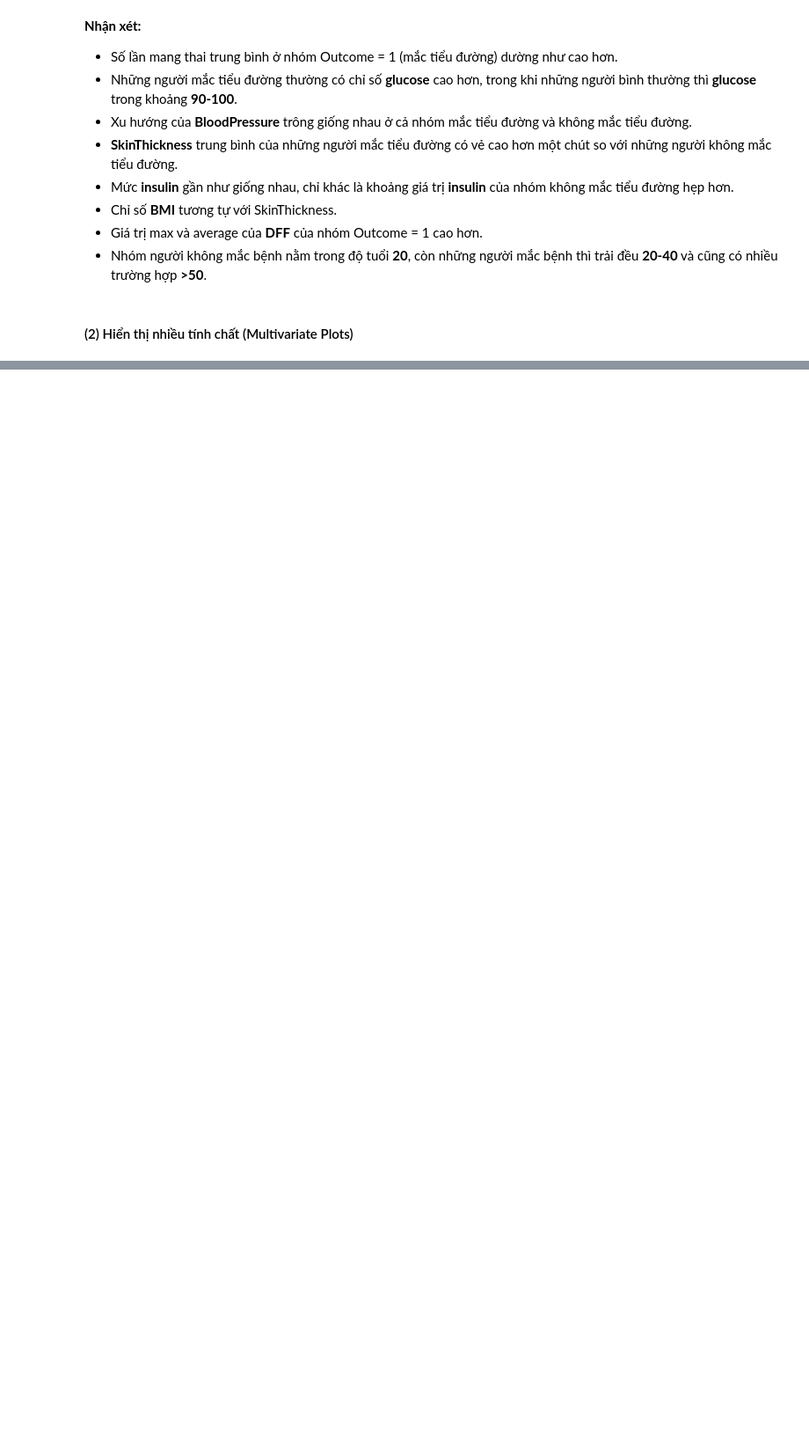
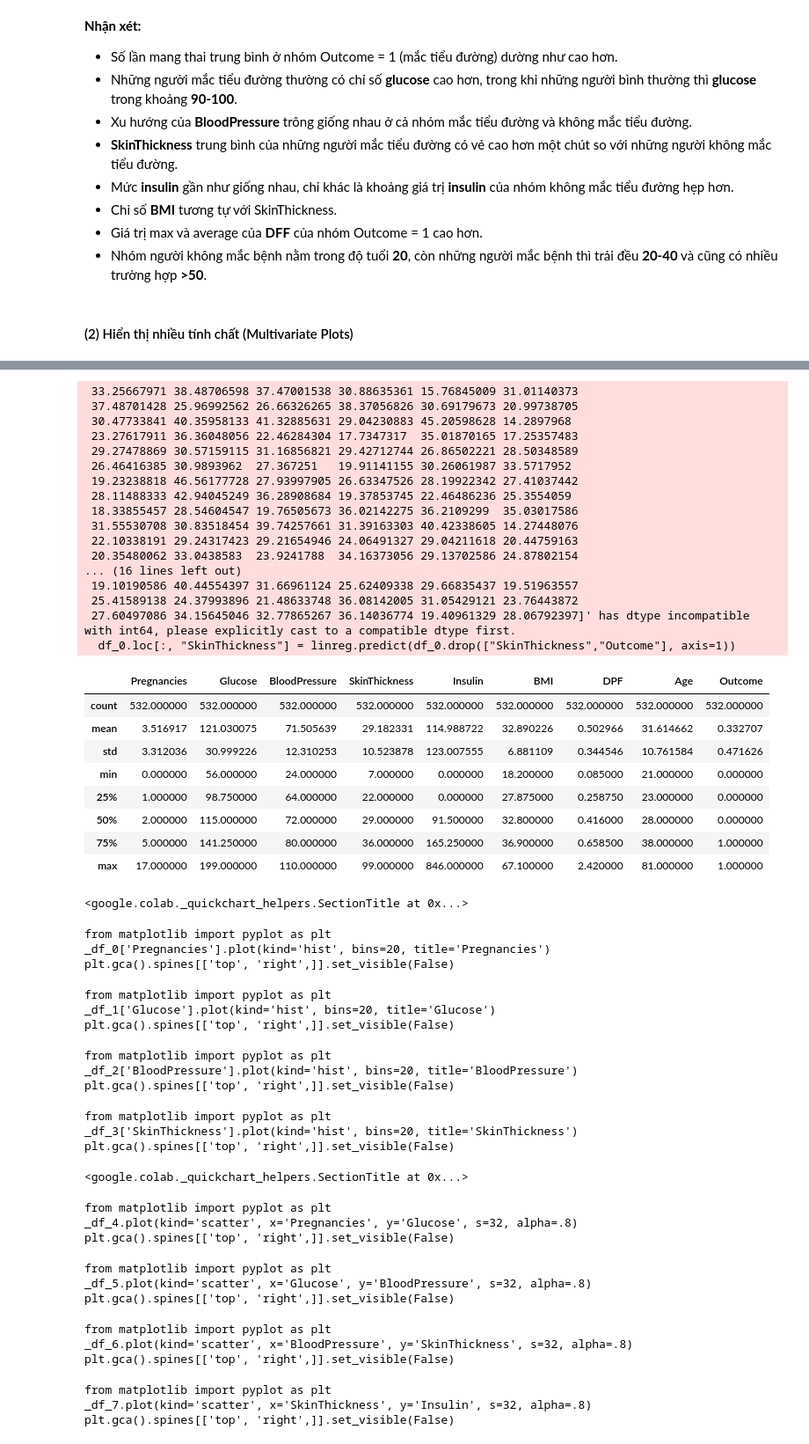
Before and after one commit to chien2734/sgu_data_analyst, a Jupyter notebook: Lab03_BuiDucChien_3122410039.ipynb, the cells around one changed output, grey strips where cells are left out. Shown at 88% size. Saved outputs shown, nothing was run; the diff lists cells and outputs as text; code cells hidden in the pictures; blank space fills up the shorter version.

Commit message:
Được tạo bằng Colab

```diff
--- a/Lab03_BuiDucChien_3122410039.ipynb
+++ b/Lab03_BuiDucChien_3122410039.ipynb
@@ -291,0 +317,7 @@ pd.plotting.scatter_matrix(df_dataset[cols], figsize=(12,6));
+# %%
+### Tạo DataFrame mới, loại bỏ các hàng không mong muốn
+df_rem = df_dataset[(df_dataset["Glucose"] != 0) & (df_dataset["BloodPressure"] != 0) & (df_dataset["BMI"] != 0)]
+
+### Kiểm tra DataFrame mới
+print("Size of dataframe:", df_rem.shape)
+df_rem.head()
@@ -291,0 +353,69 @@ pd.plotting.scatter_matrix(df_dataset[cols], figsize=(12,6));
+# %%
+# Impute cho SkinThickness bằng Linear Regression
+# --- Tách dữ liệu có và không có giá trị hợp lệ
+df_impute = df_rem[df_rem["SkinThickness"]!=0].copy()
+df_0 = df_rem[df_rem["SkinThickness"]==0].copy()
+
+# --- Train Linear Regression
+linreg = LinearRegression()
+linreg.fit(df_impute.drop(["SkinThickness", "Outcome"], axis=1), df_impute["SkinThickness"])
+
+# --- Predict cho các hàng thiếu
+df_0.loc[:, "SkinThickness"] = linreg.predict(df_0.drop(["SkinThickness","Outcome"], axis=1))
+# --- Hợp nhất lại
+df_rem = pd.concat([df_impute, df_0])
+# --- Thống kê df_impute
+df_impute.describe()
+# %% [output]
+ 33.25667971 38.48706598 37.47001538 30.88635361 15.76845009 31.01140373
+ 37.48701428 25.96992562 26.66326265 38.37056826 30.69179673 20.99738705
+ 30.47733841 40.35958133 41.32885631 29.04230883 45.20598628 14.2897968
+ 23.27617911 36.36048056 22.46284304 17.7347317  35.01870165 17.25357483
+ 29.27478869 30.57159115 31.16856821 29.42712744 26.86502221 28.50348589
+ 26.46416385 30.9893962  27.367251   19.91141155 30.26061987 33.5717952
+ 19.23238818 46.56177728 27.93997905 26.63347526 28.19922342 27.41037442
+ 28.11488333 42.94045249 36.28908684 19.37853745 22.46486236 25.3554059
+ 18.33855457 28.54604547 19.76505673 36.02142275 36.2109299  35.03017586
+ 31.55530708 30.83518454 39.74257661 31.39163303 40.42338605 14.27448076
+ 22.10338191 29.24317423 29.21654946 24.06491327 29.04211618 20.44759163
+ 20.35480062 33.0438583  23.9241788  34.16373056 29.13702586 24.87802154
+... (16 lines left out)
+ 19.10190586 40.44554397 31.66961124 25.62409338 29.66835437 19.51963557
+ 25.41589138 24.37993896 21.48633748 36.08142005 31.05429121 23.76443872
+ 27.60497086 34.15645046 32.77865267 36.14036774 19.40961329 28.06792397]' has dtype incompatible with int64, please explicitly cast to a compatible dtype first.
+  df_0.loc[:, "SkinThickness"] = linreg.predict(df_0.drop(["SkinThickness","Outcome"], axis=1))
+|  | Pregnancies | Glucose | BloodPressure | SkinThickness | Insulin | BMI | DPF | Age | Outcome |
+| count | 532.000000 | 532.000000 | 532.000000 | 532.000000 | 532.000000 | 532.000000 | 532.000000 | 532.000000 | 532.000000 |
+| mean | 3.516917 | 121.030075 | 71.505639 | 29.182331 | 114.988722 | 32.890226 | 0.502966 | 31.614662 | 0.332707 |
+| std | 3.312036 | 30.999226 | 12.310253 | 10.523878 | 123.007555 | 6.881109 | 0.344546 | 10.761584 | 0.471626 |
+| min | 0.000000 | 56.000000 | 24.000000 | 7.000000 | 0.000000 | 18.200000 | 0.085000 | 21.000000 | 0.000000 |
+| 25% | 1.000000 | 98.750000 | 64.000000 | 22.000000 | 0.000000 | 27.875000 | 0.258750 | 23.000000 | 0.000000 |
+| 50% | 2.000000 | 115.000000 | 72.000000 | 29.000000 | 91.500000 | 32.800000 | 0.416000 | 28.000000 | 0.000000 |
+| 75% | 5.000000 | 141.250000 | 80.000000 | 36.000000 | 165.250000 | 36.900000 | 0.658500 | 38.000000 | 1.000000 |
+| max | 17.000000 | 199.000000 | 110.000000 | 99.000000 | 846.000000 | 67.100000 | 2.420000 | 81.000000 | 1.000000 |
+<google.colab._quickchart_helpers.SectionTitle at 0x...>
+from matplotlib import pyplot as plt
+_df_0['Pregnancies'].plot(kind='hist', bins=20, title='Pregnancies')
+plt.gca().spines[['top', 'right',]].set_visible(False)
+from matplotlib import pyplot as plt
+_df_1['Glucose'].plot(kind='hist', bins=20, title='Glucose')
+plt.gca().spines[['top', 'right',]].set_visible(False)
+from matplotlib import pyplot as plt
+_df_2['BloodPressure'].plot(kind='hist', bins=20, title='BloodPressure')
+plt.gca().spines[['top', 'right',]].set_visible(False)
+from matplotlib import pyplot as plt
+_df_3['SkinThickness'].plot(kind='hist', bins=20, title='SkinThickness')
+plt.gca().spines[['top', 'right',]].set_visible(False)
+<google.colab._quickchart_helpers.SectionTitle at 0x...>
+from matplotlib import pyplot as plt
+_df_4.plot(kind='scatter', x='Pregnancies', y='Glucose', s=32, alpha=.8)
+plt.gca().spines[['top', 'right',]].set_visible(False)
+from matplotlib import pyplot as plt
+_df_5.plot(kind='scatter', x='Glucose', y='BloodPressure', s=32, alpha=.8)
+plt.gca().spines[['top', 'right',]].set_visible(False)
+from matplotlib import pyplot as plt
+_df_6.plot(kind='scatter', x='BloodPressure', y='SkinThickness', s=32, alpha=.8)
+plt.gca().spines[['top', 'right',]].set_visible(False)
+from matplotlib import pyplot as plt
+_df_7.plot(kind='scatter', x='SkinThickness', y='Insulin', s=32, alpha=.8)
+plt.gca().spines[['top', 'right',]].set_visible(False)
```
Also changed, not shown: parts of 17 cells of this notebook.
